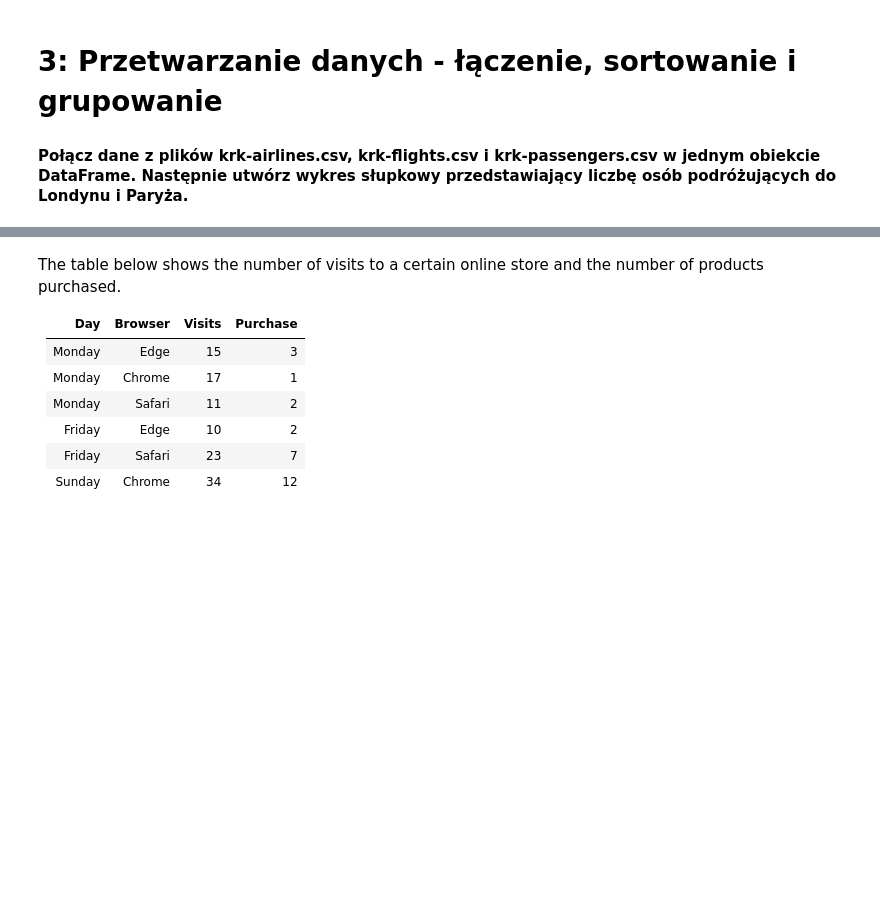
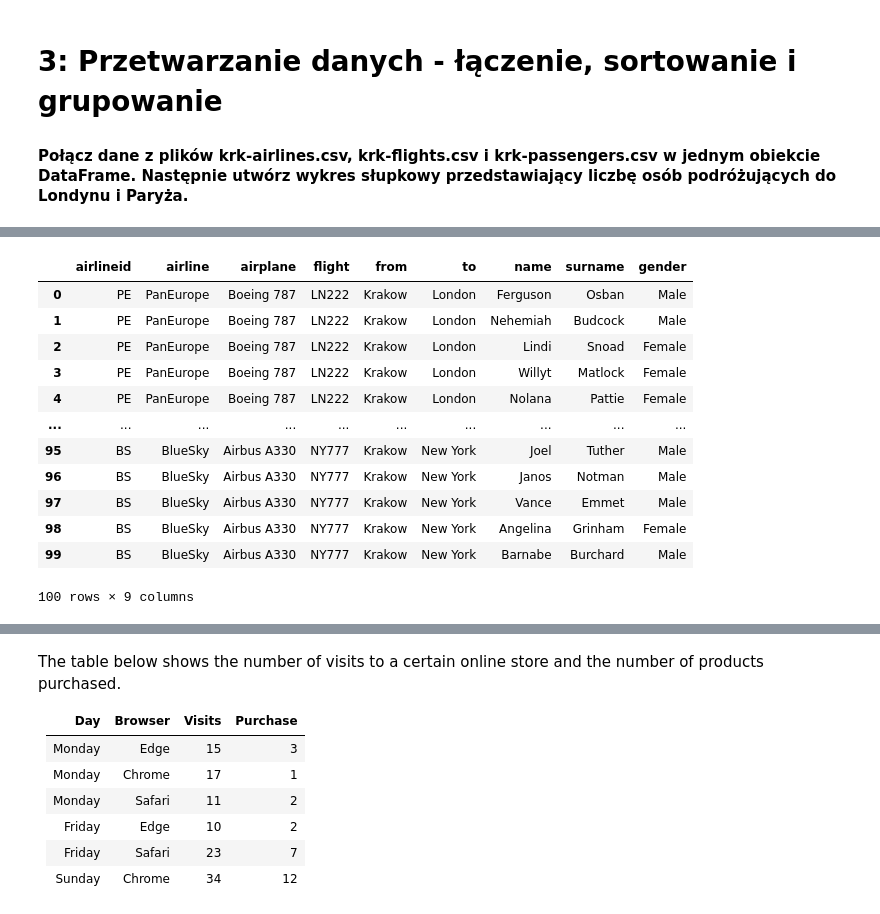
Before and after one commit to lismalgorzata/PVD, a Jupyter notebook: Exercises/exercise3.ipynb, the cells around one changed output, grey strips where cells are left out. Cells and saved outputs as stored; diff of their text form; code cells hidden in the pictures; blank space fills up the shorter version.

```diff
--- a/Exercises/exercise3.ipynb
+++ b/Exercises/exercise3.ipynb
@@ -3,0 +19,17 @@
+# %%
+combined_krk = pd.merge(combined, passengers, on='flight')
+combined_krk
+# %% [output]
+|  | airlineid | airline | airplane | flight | from | to | name | surname | gender |
+| 0 | PE | PanEurope | Boeing 787 | LN222 | Krakow | London | Ferguson | Osban | Male |
+| 1 | PE | PanEurope | Boeing 787 | LN222 | Krakow | London | Nehemiah | Budcock | Male |
+| 2 | PE | PanEurope | Boeing 787 | LN222 | Krakow | London | Lindi | Snoad | Female |
+| 3 | PE | PanEurope | Boeing 787 | LN222 | Krakow | London | Willyt | Matlock | Female |
+| 4 | PE | PanEurope | Boeing 787 | LN222 | Krakow | London | Nolana | Pattie | Female |
+| ... | ... | ... | ... | ... | ... | ... | ... | ... | ... |
+| 95 | BS | BlueSky | Airbus A330 | NY777 | Krakow | New York | Joel | Tuther | Male |
+| 96 | BS | BlueSky | Airbus A330 | NY777 | Krakow | New York | Janos | Notman | Male |
+| 97 | BS | BlueSky | Airbus A330 | NY777 | Krakow | New York | Vance | Emmet | Male |
+| 98 | BS | BlueSky | Airbus A330 | NY777 | Krakow | New York | Angelina | Grinham | Female |
+| 99 | BS | BlueSky | Airbus A330 | NY777 | Krakow | New York | Barnabe | Burchard | Male |
+100 rows × 9 columns
```
Also changed, not shown: parts of 47 cells of this notebook, 4 other files.
